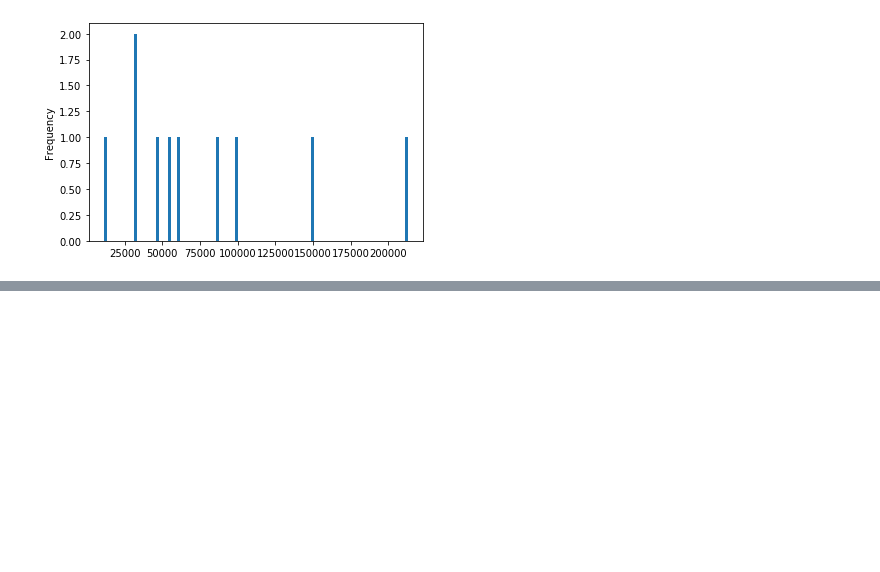
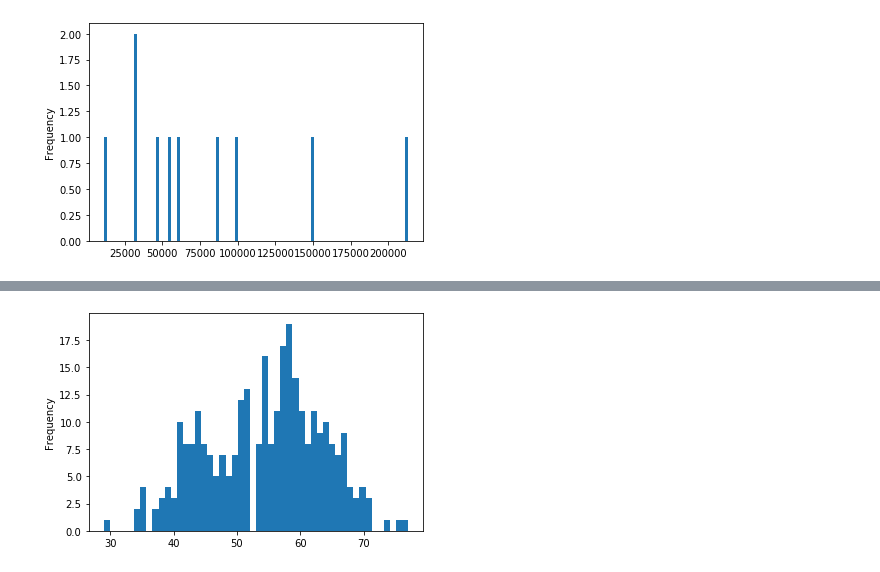
Before and after one commit to pottekkat/matplotlib-basics, a Jupyter notebook: Matplotlib.ipynb, the cells around one changed output, grey strips where cells are left out. Saved outputs shown, nothing was run; the diff lists cells and outputs as text; code cells hidden in the pictures; blank space fills up the shorter version.

```diff
--- a/Matplotlib.ipynb
+++ b/Matplotlib.ipynb
@@ -310,0 +338,4 @@ carSales["Odometer (KM)"].plot.hist(bins=100);
+# %%
+heartDisease["age"].plot.hist(bins=50);
+# %% [output]
+[figure, added]
```
Also changed, not shown: parts of 32 cells of this notebook, 1 other file.
